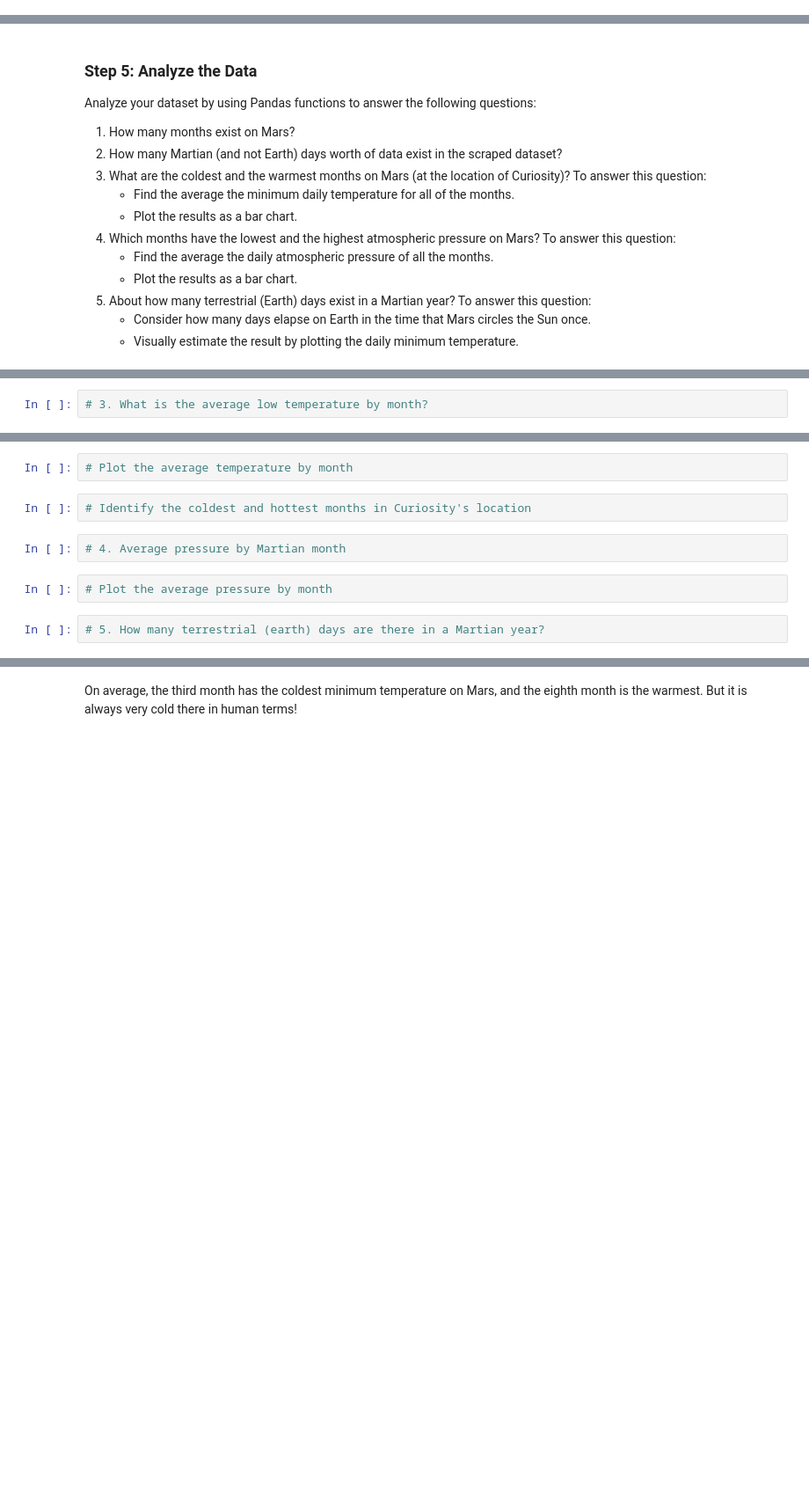
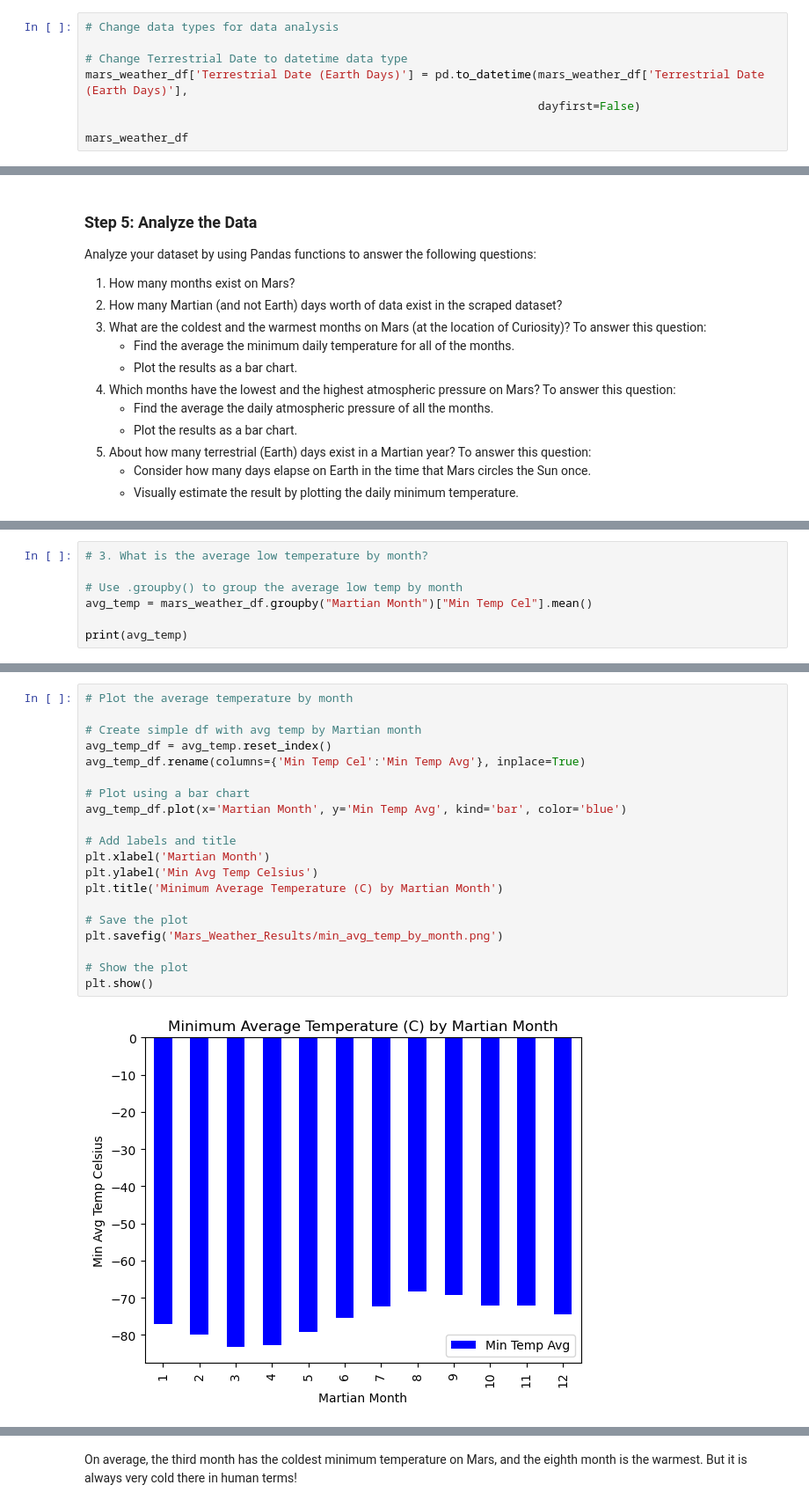
Before and after one commit to amydohlin/data-collection-challenge, a Jupyter notebook: part_2_mars_weather.ipynb, the cells around one changed output, grey strips where cells are left out. Shown at 88% size. Saved outputs shown, nothing was run; the diff lists cells and outputs as text; blank space fills up the shorter version.

```diff
--- a/part_2_mars_weather.ipynb
+++ b/part_2_mars_weather.ipynb
@@ -215,0 +218,8 @@ KeyError: 'Terrestrial Date (Earth Days)'
+# %%
+# Change data types for data analysis
+
+# Change Terrestrial Date to datetime data type
+mars_weather_df['Terrestrial Date (Earth Days)'] = pd.to_datetime(mars_weather_df['Terrestrial Date (Earth Days)'],
+                                                                  dayfirst=False)
+
+mars_weather_df
@@ -241,2 +295,7 @@ Analyze your dataset by using Pandas functions to answer the following questions
 # %%
 # 3. What is the average low temperature by month?
+
+# Use .groupby() to group the average low temp by month
+avg_temp = mars_weather_df.groupby("Martian Month")["Min Temp Cel"].mean()
+
+print(avg_temp)
@@ -243,10 +317,22 @@ Analyze your dataset by using Pandas functions to answer the following questions
-# %%
-# Plot the average temperature by month
-# %%
-# Identify the coldest and hottest months in Curiosity's location
-# %%
-# 4. Average pressure by Martian month
-# %%
-# Plot the average pressure by month
-# %%
-# 5. How many terrestrial (earth) days are there in a Martian year?
+# %%
+# Plot the average temperature by month
+
+# Create simple df with avg temp by Martian month
+avg_temp_df = avg_temp.reset_index()
+avg_temp_df.rename(columns={'Min Temp Cel':'Min Temp Avg'}, inplace=True)
+
+# Plot using a bar chart
+avg_temp_df.plot(x='Martian Month', y='Min Temp Avg', kind='bar', color='blue')
+
+# Add labels and title
+plt.xlabel('Martian Month')
+plt.ylabel('Min Avg Temp Celsius')
+plt.title('Minimum Average Temperature (C) by Martian Month')
+
+# Save the plot
+plt.savefig('Mars_Weather_Results/min_avg_temp_by_month.png')
+
+# Show the plot
+plt.show()
+# %% [output]
+[figure, added]
```
Also changed, not shown: parts of 17 cells of this notebook, 5 other files.
